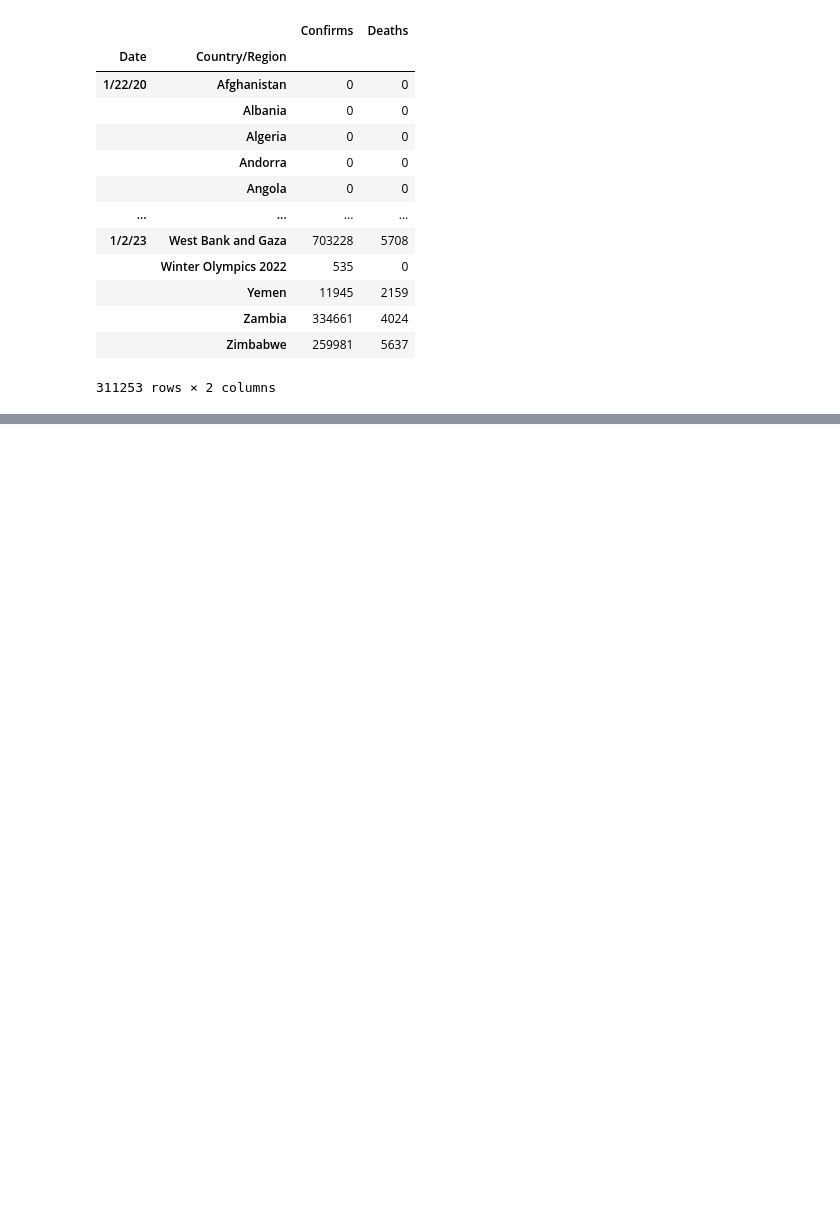
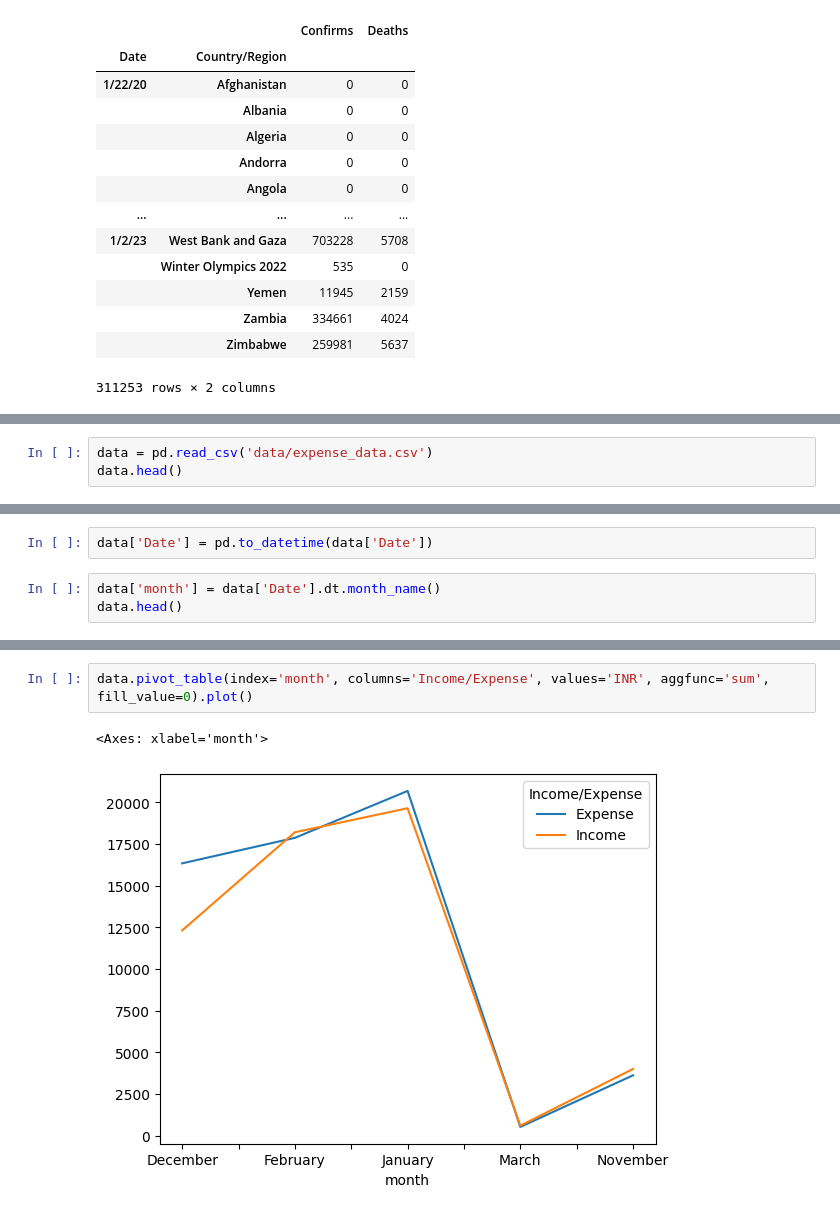
Before and after one commit to InfinityxR9/Python, a Jupyter notebook: ML/multi_index.ipynb, the cells around one changed output, grey strips where cells are left out. Drawn from its saved outputs; the diff is of its cells as text; blank space fills up the shorter version.

Commit message:
Pivot tables completed

```diff
--- a/ML/multi_index.ipynb
+++ b/ML/multi_index.ipynb
@@ -680,0 +759,3 @@ confirm.merge(deaths, on=['Province/State', 'Country/Region', 'Lat', 'Long', 'Da
+# %%
+data = pd.read_csv('data/expense_data.csv')
+data.head()
@@ -680,0 +769,5 @@ confirm.merge(deaths, on=['Province/State', 'Country/Region', 'Lat', 'Long', 'Da
+# %%
+data['Date'] = pd.to_datetime(data['Date'])
+# %%
+data['month'] = data['Date'].dt.month_name()
+data.head()
@@ -680,0 +792,5 @@ confirm.merge(deaths, on=['Province/State', 'Country/Region', 'Lat', 'Long', 'Da
+# %%
+data.pivot_table(index='month', columns='Income/Expense', values='INR', aggfunc='sum', fill_value=0).plot()
+# %% [output]
+<Axes: xlabel='month'>
+[figure, added]
```
Also changed, not shown: parts of 14 cells of this notebook.
